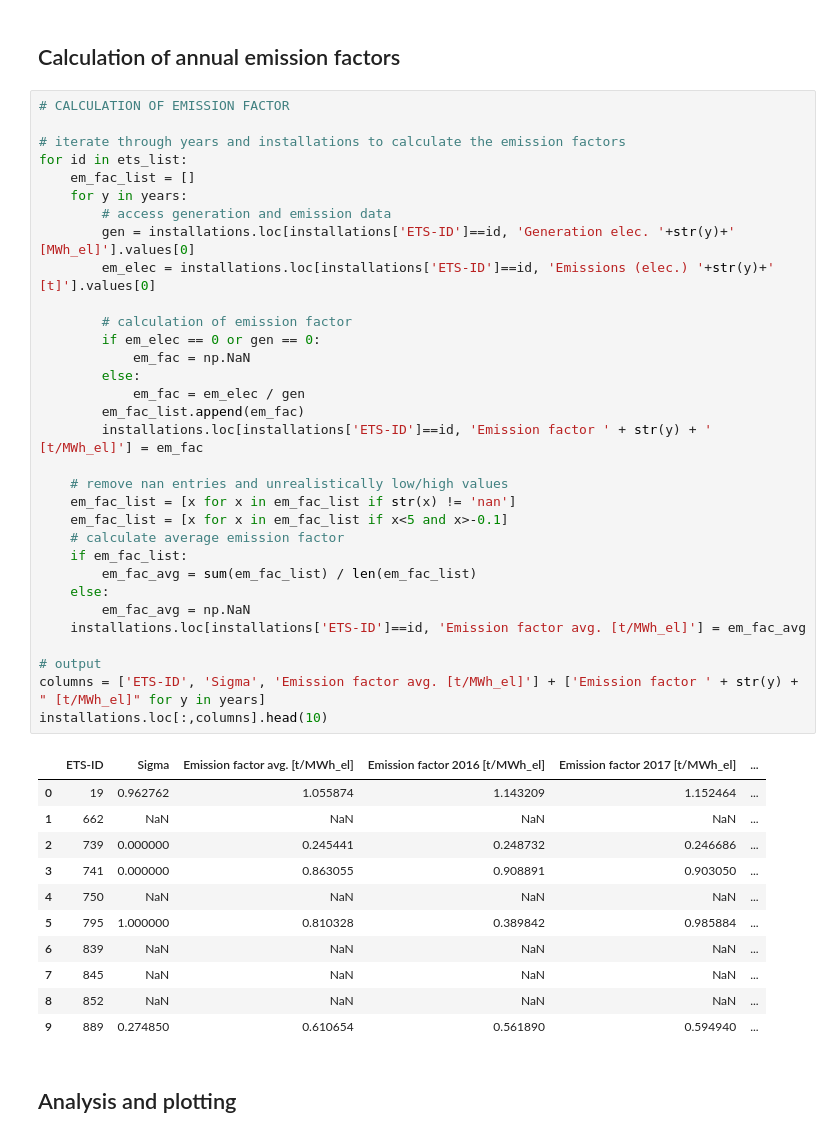
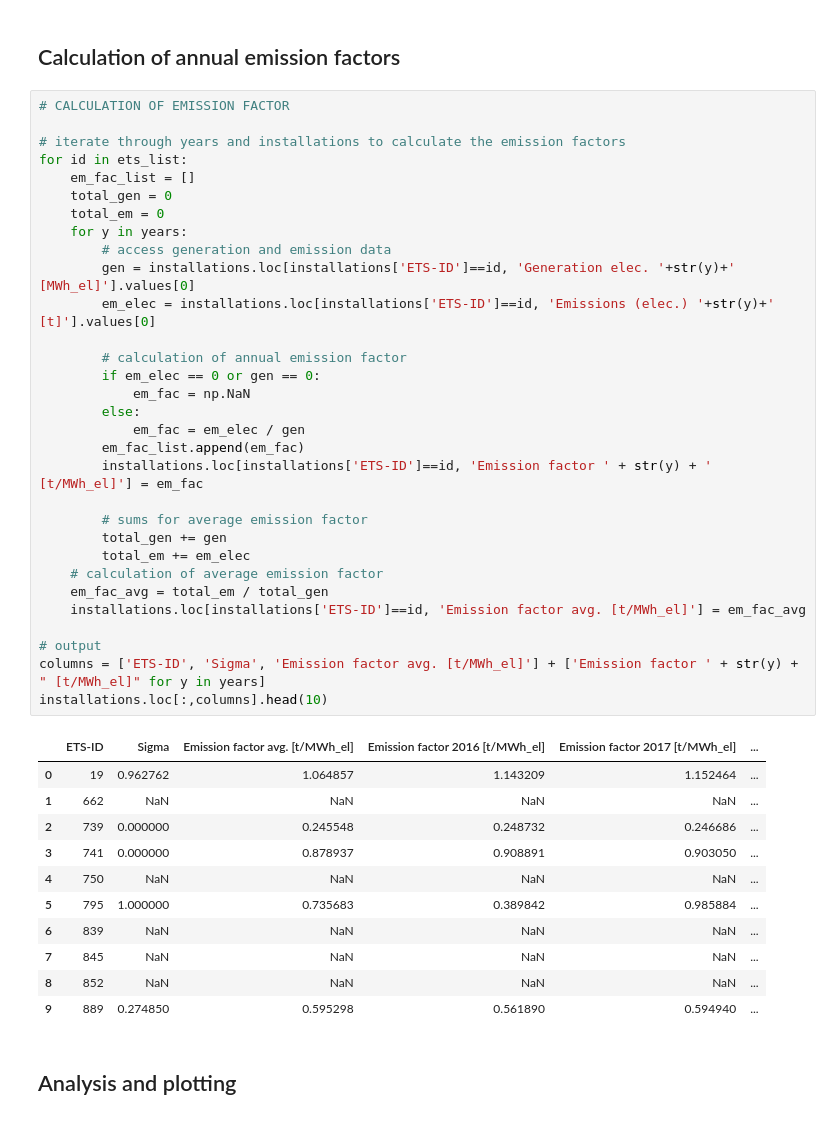
Before and after one commit to INATECH-CIG/CO2_emissions_factors_DE, a Jupyter notebook: main.ipynb, the cells around one changed output. Drawn from its saved outputs; the diff is of its cells as text.

```diff
--- a/main.ipynb
+++ b/main.ipynb
@@ -427,47 +427,46 @@ The yearly installation-specific emission factor is calculated using electricity
 # %%
 # CALCULATION OF EMISSION FACTOR
 
 # iterate through years and installations to calculate the emission factors
 for id in ets_list:
     em_fac_list = []
+    total_gen = 0
+    total_em = 0
     for y in years:
         # access generation and emission data
         gen = installations.loc[installations['ETS-ID']==id, 'Generation elec. '+str(y)+' [MWh_el]'].values[0]
         em_elec = installations.loc[installations['ETS-ID']==id, 'Emissions (elec.) '+str(y)+' [t]'].values[0]
 
-        # calculation of emission factor
+        # calculation of annual emission factor
         if em_elec == 0 or gen == 0:
             em_fac = np.NaN
         else:
             em_fac = em_elec / gen
         em_fac_list.append(em_fac)
         installations.loc[installations['ETS-ID']==id, 'Emission factor ' + str(y) + ' [t/MWh_el]'] = em_fac
 
-    # remove nan entries and unrealistically low/high values
-    em_fac_list = [x for x in em_fac_list if str(x) != 'nan']
-    em_fac_list = [x for x in em_fac_list if x<5 and x>-0.1]
-    # calculate average emission factor
-    if em_fac_list:
-        em_fac_avg = sum(em_fac_list) / len(em_fac_list)
-    else:
-        em_fac_avg = np.NaN
+        # sums for average emission factor
+        total_gen += gen
+        total_em += em_elec
+    # calculation of average emission factor
+    em_fac_avg = total_em / total_gen
     installations.loc[installations['ETS-ID']==id, 'Emission factor avg. [t/MWh_el]'] = em_fac_avg
 
 # output
 columns = ['ETS-ID', 'Sigma', 'Emission factor avg. [t/MWh_el]'] + ['Emission factor ' + str(y) + " [t/MWh_el]" for y in years]
 installations.loc[:,columns].head(10)
 # %% [output]
 |  | ETS-ID | Sigma | Emission factor avg. [t/MWh_el] | Emission factor 2016 [t/MWh_el] | Emission factor 2017 [t/MWh_el] | ... |
-| 0 | 19 | 0.962762 | 1.055874 | 1.143209 | 1.152464 | ... |
+| 0 | 19 | 0.962762 | 1.064857 | 1.143209 | 1.152464 | ... |
 | 1 | 662 | NaN | NaN | NaN | NaN | ... |
-| 2 | 739 | 0.000000 | 0.245441 | 0.248732 | 0.246686 | ... |
-| 3 | 741 | 0.000000 | 0.863055 | 0.908891 | 0.903050 | ... |
+| 2 | 739 | 0.000000 | 0.245548 | 0.248732 | 0.246686 | ... |
+| 3 | 741 | 0.000000 | 0.878937 | 0.908891 | 0.903050 | ... |
 | 4 | 750 | NaN | NaN | NaN | NaN | ... |
-| 5 | 795 | 1.000000 | 0.810328 | 0.389842 | 0.985884 | ... |
+| 5 | 795 | 1.000000 | 0.735683 | 0.389842 | 0.985884 | ... |
 | 6 | 839 | NaN | NaN | NaN | NaN | ... |
 | 7 | 845 | NaN | NaN | NaN | NaN | ... |
 | 8 | 852 | NaN | NaN | NaN | NaN | ... |
-| 9 | 889 | 0.274850 | 0.610654 | 0.561890 | 0.594940 | ... |
+| 9 | 889 | 0.274850 | 0.595298 | 0.561890 | 0.594940 | ... |
 # %% [markdown]
 ## Analysis and plotting
 # %%
```
Also changed, not shown: parts of 5 cells of this notebook.
